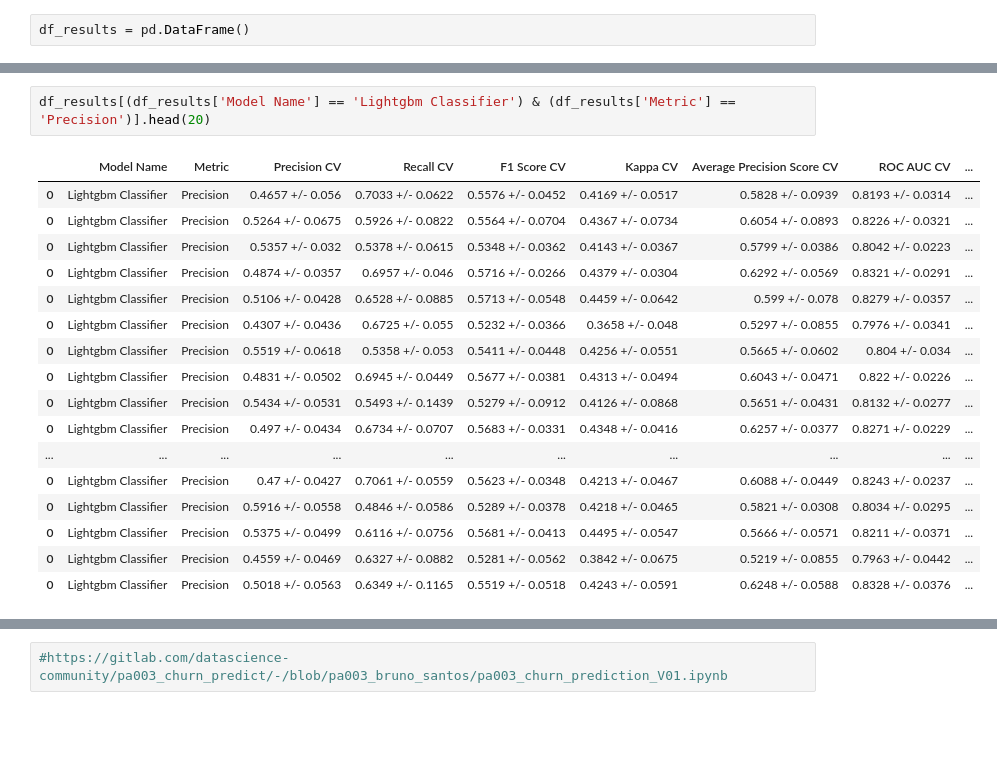
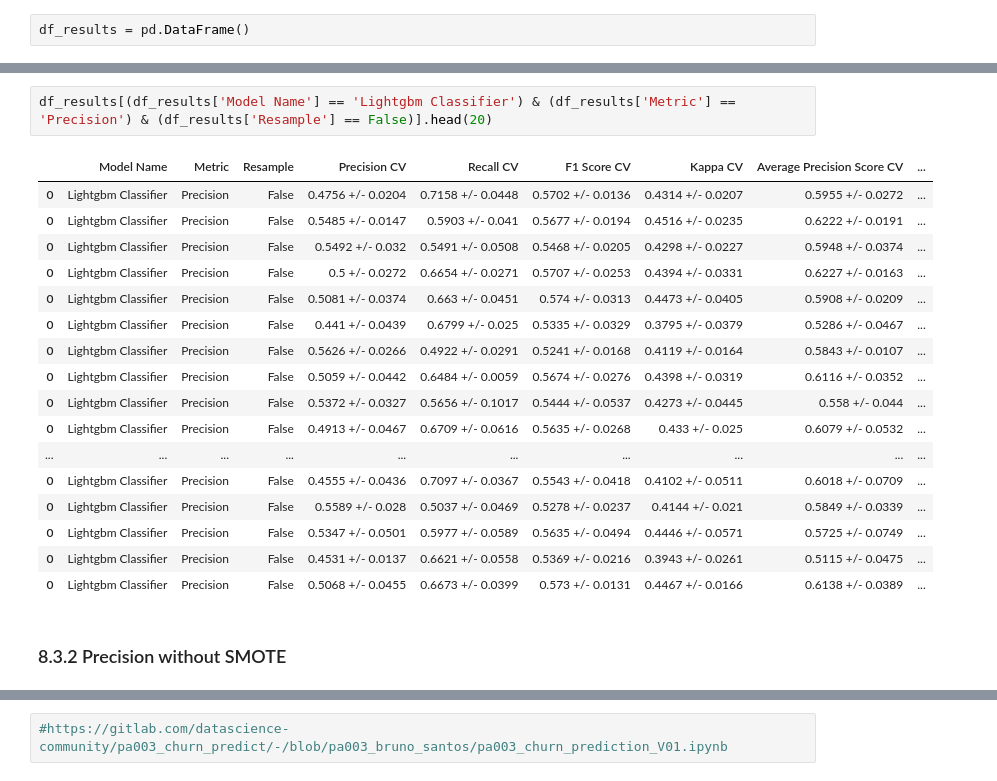
Before and after one commit to FabioCaffarello/Churn-Prediction-TopBank, a Jupyter notebook: 02-Notebooks/02-Scond_Cycle_CRISP/workflow_complete.ipynb, the cells around one changed output, grey strips where cells are left out. Saved outputs shown, nothing was run; the diff lists cells and outputs as text; blank space fills up the shorter version.

```diff
--- a/02-Notebooks/02-Scond_Cycle_CRISP/workflow_complete.ipynb
+++ b/02-Notebooks/02-Scond_Cycle_CRISP/workflow_complete.ipynb
@@ -1852,20 +1851,22 @@ result_lgbm.x
 # %%
-df_results[(df_results['Model Name'] == 'Lightgbm Classifier') & (df_results['Metric'] == 'Precision')].head(20)
+df_results[(df_results['Model Name'] == 'Lightgbm Classifier') & (df_results['Metric'] == 'Precision') & (df_results['Resample'] == False)].head(20)
 # %% [output]
-|  | Model Name | Metric | Precision CV | Recall CV | F1 Score CV | Kappa CV | Average Precision Score CV | ROC AUC CV | ... |
-| 0 | Lightgbm Classifier | Precision | 0.4657 +/- 0.056 | 0.7033 +/- 0.0622 | 0.5576 +/- 0.0452 | 0.4169 +/- 0.0517 | 0.5828 +/- 0.0939 | 0.8193 +/- 0.0314 | ... |
-| 0 | Lightgbm Classifier | Precision | 0.5264 +/- 0.0675 | 0.5926 +/- 0.0822 | 0.5564 +/- 0.0704 | 0.4367 +/- 0.0734 | 0.6054 +/- 0.0893 | 0.8226 +/- 0.0321 | ... |
-| 0 | Lightgbm Classifier | Precision | 0.5357 +/- 0.032 | 0.5378 +/- 0.0615 | 0.5348 +/- 0.0362 | 0.4143 +/- 0.0367 | 0.5799 +/- 0.0386 | 0.8042 +/- 0.0223 | ... |
-| 0 | Lightgbm Classifier | Precision | 0.4874 +/- 0.0357 | 0.6957 +/- 0.046 | 0.5716 +/- 0.0266 | 0.4379 +/- 0.0304 | 0.6292 +/- 0.0569 | 0.8321 +/- 0.0291 | ... |
-| 0 | Lightgbm Classifier | Precision | 0.5106 +/- 0.0428 | 0.6528 +/- 0.0885 | 0.5713 +/- 0.0548 | 0.4459 +/- 0.0642 | 0.599 +/- 0.078 | 0.8279 +/- 0.0357 | ... |
-| 0 | Lightgbm Classifier | Precision | 0.4307 +/- 0.0436 | 0.6725 +/- 0.055 | 0.5232 +/- 0.0366 | 0.3658 +/- 0.048 | 0.5297 +/- 0.0855 | 0.7976 +/- 0.0341 | ... |
-| 0 | Lightgbm Classifier | Precision | 0.5519 +/- 0.0618 | 0.5358 +/- 0.053 | 0.5411 +/- 0.0448 | 0.4256 +/- 0.0551 | 0.5665 +/- 0.0602 | 0.804 +/- 0.034 | ... |
-| 0 | Lightgbm Classifier | Precision | 0.4831 +/- 0.0502 | 0.6945 +/- 0.0449 | 0.5677 +/- 0.0381 | 0.4313 +/- 0.0494 | 0.6043 +/- 0.0471 | 0.822 +/- 0.0226 | ... |
-| 0 | Lightgbm Classifier | Precision | 0.5434 +/- 0.0531 | 0.5493 +/- 0.1439 | 0.5279 +/- 0.0912 | 0.4126 +/- 0.0868 | 0.5651 +/- 0.0431 | 0.8132 +/- 0.0277 | ... |
-| 0 | Lightgbm Classifier | Precision | 0.497 +/- 0.0434 | 0.6734 +/- 0.0707 | 0.5683 +/- 0.0331 | 0.4348 +/- 0.0416 | 0.6257 +/- 0.0377 | 0.8271 +/- 0.0229 | ... |
+|  | Model Name | Metric | Resample | Precision CV | Recall CV | F1 Score CV | Kappa CV | Average Precision Score CV | ... |
+| 0 | Lightgbm Classifier | Precision | False | 0.4756 +/- 0.0204 | 0.7158 +/- 0.0448 | 0.5702 +/- 0.0136 | 0.4314 +/- 0.0207 | 0.5955 +/- 0.0272 | ... |
+| 0 | Lightgbm Classifier | Precision | False | 0.5485 +/- 0.0147 | 0.5903 +/- 0.041 | 0.5677 +/- 0.0194 | 0.4516 +/- 0.0235 | 0.6222 +/- 0.0191 | ... |
+| 0 | Lightgbm Classifier | Precision | False | 0.5492 +/- 0.032 | 0.5491 +/- 0.0508 | 0.5468 +/- 0.0205 | 0.4298 +/- 0.0227 | 0.5948 +/- 0.0374 | ... |
+| 0 | Lightgbm Classifier | Precision | False | 0.5 +/- 0.0272 | 0.6654 +/- 0.0271 | 0.5707 +/- 0.0253 | 0.4394 +/- 0.0331 | 0.6227 +/- 0.0163 | ... |
+| 0 | Lightgbm Classifier | Precision | False | 0.5081 +/- 0.0374 | 0.663 +/- 0.0451 | 0.574 +/- 0.0313 | 0.4473 +/- 0.0405 | 0.5908 +/- 0.0209 | ... |
+| 0 | Lightgbm Classifier | Precision | False | 0.441 +/- 0.0439 | 0.6799 +/- 0.025 | 0.5335 +/- 0.0329 | 0.3795 +/- 0.0379 | 0.5286 +/- 0.0467 | ... |
+| 0 | Lightgbm Classifier | Precision | False | 0.5626 +/- 0.0266 | 0.4922 +/- 0.0291 | 0.5241 +/- 0.0168 | 0.4119 +/- 0.0164 | 0.5843 +/- 0.0107 | ... |
+| 0 | Lightgbm Classifier | Precision | False | 0.5059 +/- 0.0442 | 0.6484 +/- 0.0059 | 0.5674 +/- 0.0276 | 0.4398 +/- 0.0319 | 0.6116 +/- 0.0352 | ... |
+| 0 | Lightgbm Classifier | Precision | False | 0.5372 +/- 0.0327 | 0.5656 +/- 0.1017 | 0.5444 +/- 0.0537 | 0.4273 +/- 0.0445 | 0.558 +/- 0.044 | ... |
+| 0 | Lightgbm Classifier | Precision | False | 0.4913 +/- 0.0467 | 0.6709 +/- 0.0616 | 0.5635 +/- 0.0268 | 0.433 +/- 0.025 | 0.6079 +/- 0.0532 | ... |
 | ... | ... | ... | ... | ... | ... | ... | ... | ... | ... |
-| 0 | Lightgbm Classifier | Precision | 0.47 +/- 0.0427 | 0.7061 +/- 0.0559 | 0.5623 +/- 0.0348 | 0.4213 +/- 0.0467 | 0.6088 +/- 0.0449 | 0.8243 +/- 0.0237 | ... |
-| 0 | Lightgbm Classifier | Precision | 0.5916 +/- 0.0558 | 0.4846 +/- 0.0586 | 0.5289 +/- 0.0378 | 0.4218 +/- 0.0465 | 0.5821 +/- 0.0308 | 0.8034 +/- 0.0295 | ... |
-| 0 | Lightgbm Classifier | Precision | 0.5375 +/- 0.0499 | 0.6116 +/- 0.0756 | 0.5681 +/- 0.0413 | 0.4495 +/- 0.0547 | 0.5666 +/- 0.0571 | 0.8211 +/- 0.0371 | ... |
-| 0 | Lightgbm Classifier | Precision | 0.4559 +/- 0.0469 | 0.6327 +/- 0.0882 | 0.5281 +/- 0.0562 | 0.3842 +/- 0.0675 | 0.5219 +/- 0.0855 | 0.7963 +/- 0.0442 | ... |
-| 0 | Lightgbm Classifier | Precision | 0.5018 +/- 0.0563 | 0.6349 +/- 0.1165 | 0.5519 +/- 0.0518 | 0.4243 +/- 0.0591 | 0.6248 +/- 0.0588 | 0.8328 +/- 0.0376 | ... |
+| 0 | Lightgbm Classifier | Precision | False | 0.4555 +/- 0.0436 | 0.7097 +/- 0.0367 | 0.5543 +/- 0.0418 | 0.4102 +/- 0.0511 | 0.6018 +/- 0.0709 | ... |
+| 0 | Lightgbm Classifier | Precision | False | 0.5589 +/- 0.028 | 0.5037 +/- 0.0469 | 0.5278 +/- 0.0237 | 0.4144 +/- 0.021 | 0.5849 +/- 0.0339 | ... |
+| 0 | Lightgbm Classifier | Precision | False | 0.5347 +/- 0.0501 | 0.5977 +/- 0.0589 | 0.5635 +/- 0.0494 | 0.4446 +/- 0.0571 | 0.5725 +/- 0.0749 | ... |
+| 0 | Lightgbm Classifier | Precision | False | 0.4531 +/- 0.0137 | 0.6621 +/- 0.0558 | 0.5369 +/- 0.0216 | 0.3943 +/- 0.0261 | 0.5115 +/- 0.0475 | ... |
+| 0 | Lightgbm Classifier | Precision | False | 0.5068 +/- 0.0455 | 0.6673 +/- 0.0399 | 0.573 +/- 0.0131 | 0.4467 +/- 0.0166 | 0.6138 +/- 0.0389 | ... |
+# %% [markdown]
+### 8.3.2 Precision without SMOTE
```
Also changed, not shown: parts of 113 cells of this notebook.
